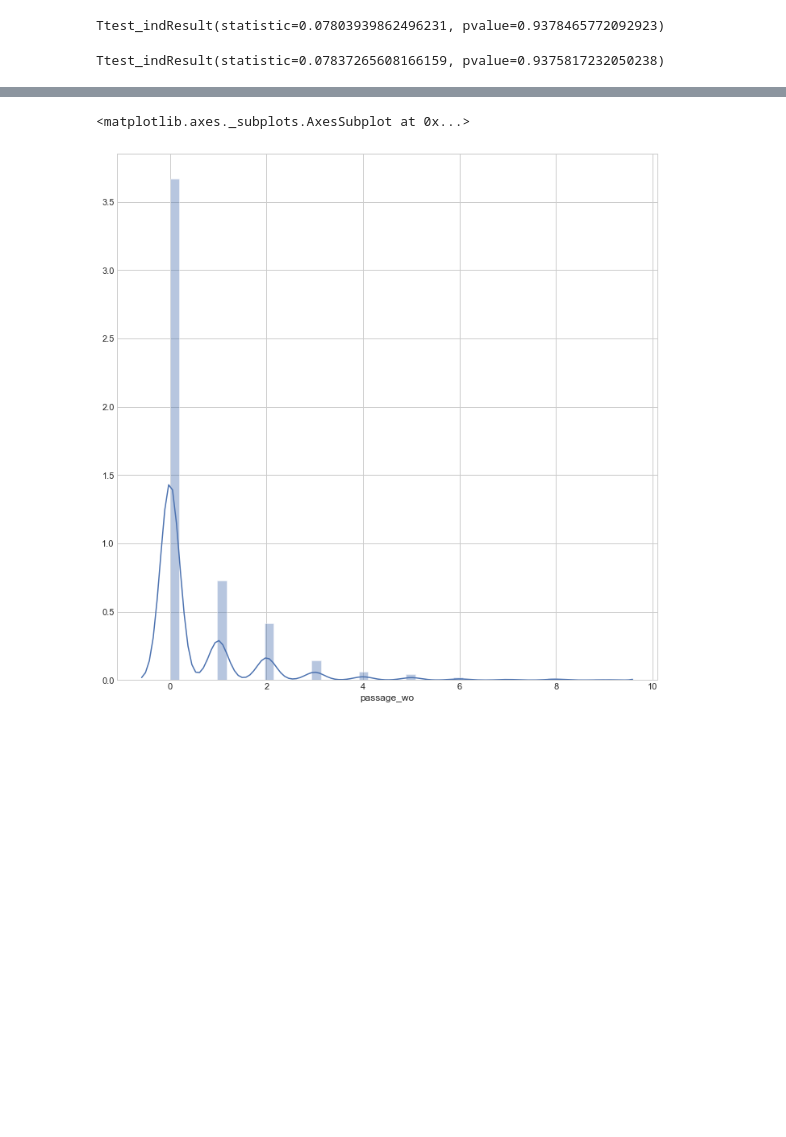
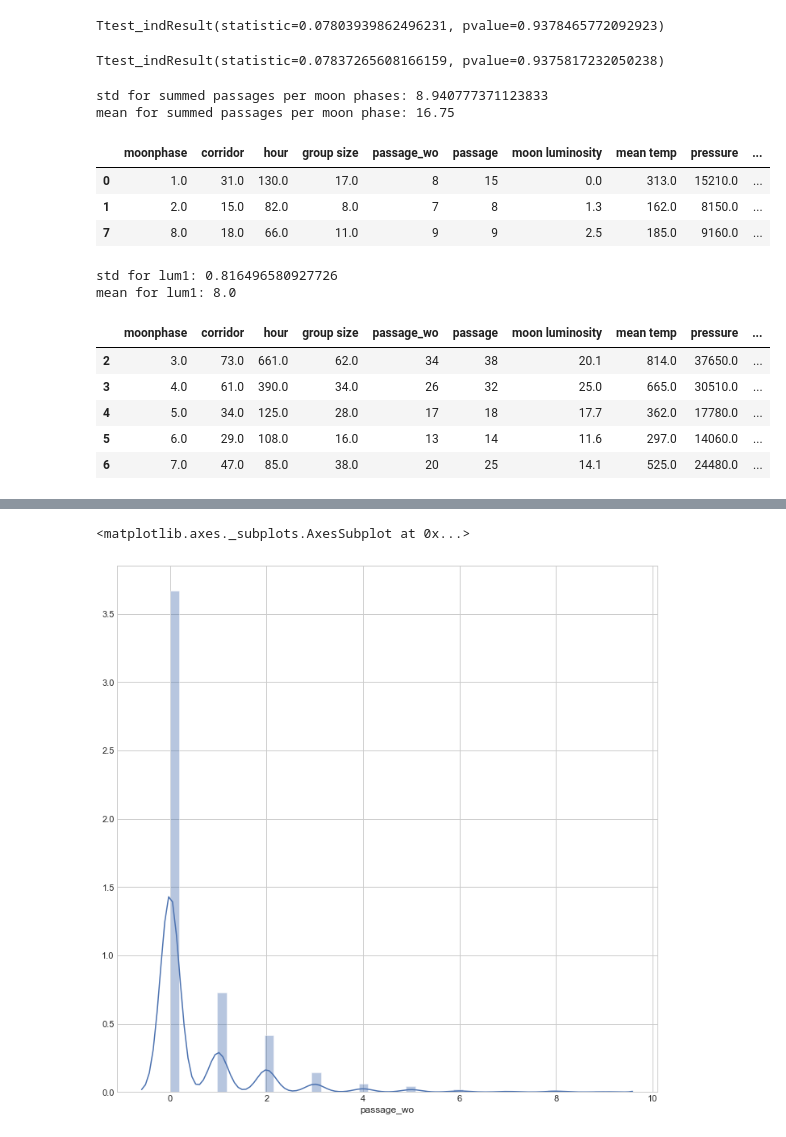
Before and after one commit to maxlund/johannas, a Jupyter notebook: johannas_v2.ipynb, the cells around one changed output, grey strips where cells are left out. Saved outputs shown, nothing was run; the diff lists cells and outputs as text; code cells hidden in the pictures; blank space fills up the shorter version.

```diff
--- a/johannas_v2.ipynb
+++ b/johannas_v2.ipynb
@@ -354,3 +354,38 @@ Ttest_indResult(statistic=0.07803939862496231, pvalue=0.9378465772092923)
 ttest_ind(before['passage_wo'], after['passage_wo'], equal_var=False)
 # %% [output]
 Ttest_indResult(statistic=0.07837265608166159, pvalue=0.9375817232050238)
+# %%
+dark_hours = [20, 21, 22, 23, 0, 1, 2, 3, 4, 5]
+# %%
+dh = gi[gi.hour.isin(dark_hours)].groupby('moonphase').sum().reset_index()
+# %%
+print('std for {}: {}'.format('summed passages per moon phases', np.std(dh['passage_wo'])))
+print('mean for {}: {}'.format('summed passages per moon phase', np.mean(dh['passage_wo'])))
+# %% [output]
+std for summed passages per moon phases: 8.940777371123833
+mean for summed passages per moon phase: 16.75
+# %%
+lum1 = dh[dh.moonphase.isin([1,2,8])] # IN moonphase 1,2,8
+lum2 = dh[~dh.moonphase.isin([1,2,8])] # NOT IN moonphase 1,2,8
+# %%
+lum1
+# %% [output]
+|  | moonphase | corridor | hour | group size | passage_wo | passage | moon luminosity | mean temp | pressure | ... |
+| 0 | 1.0 | 31.0 | 130.0 | 17.0 | 8 | 15 | 0.0 | 313.0 | 15210.0 | ... |
+| 1 | 2.0 | 15.0 | 82.0 | 8.0 | 7 | 8 | 1.3 | 162.0 | 8150.0 | ... |
+| 7 | 8.0 | 18.0 | 66.0 | 11.0 | 9 | 9 | 2.5 | 185.0 | 9160.0 | ... |
+# %%
+print('std for {}: {}'.format('lum1', np.std(lum1['passage_wo'])))
+print('mean for {}: {}'.format('lum1', np.mean(lum1['passage_wo'])))
+# %% [output]
+std for lum1: 0.816496580927726
+mean for lum1: 8.0
+# %%
+lum2
+# %% [output]
+|  | moonphase | corridor | hour | group size | passage_wo | passage | moon luminosity | mean temp | pressure | ... |
+| 2 | 3.0 | 73.0 | 661.0 | 62.0 | 34 | 38 | 20.1 | 814.0 | 37650.0 | ... |
+| 3 | 4.0 | 61.0 | 390.0 | 34.0 | 26 | 32 | 25.0 | 665.0 | 30510.0 | ... |
+| 4 | 5.0 | 34.0 | 125.0 | 28.0 | 17 | 18 | 17.7 | 362.0 | 17780.0 | ... |
+| 5 | 6.0 | 29.0 | 108.0 | 16.0 | 13 | 14 | 11.6 | 297.0 | 14060.0 | ... |
+| 6 | 7.0 | 47.0 | 85.0 | 38.0 | 20 | 25 | 14.1 | 525.0 | 24480.0 | ... |
```
Also changed, not shown: parts of 5 cells of this notebook.
